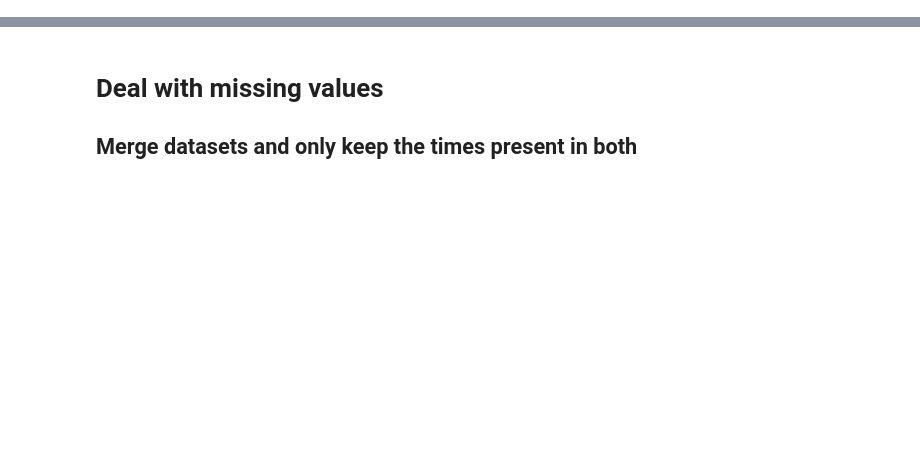
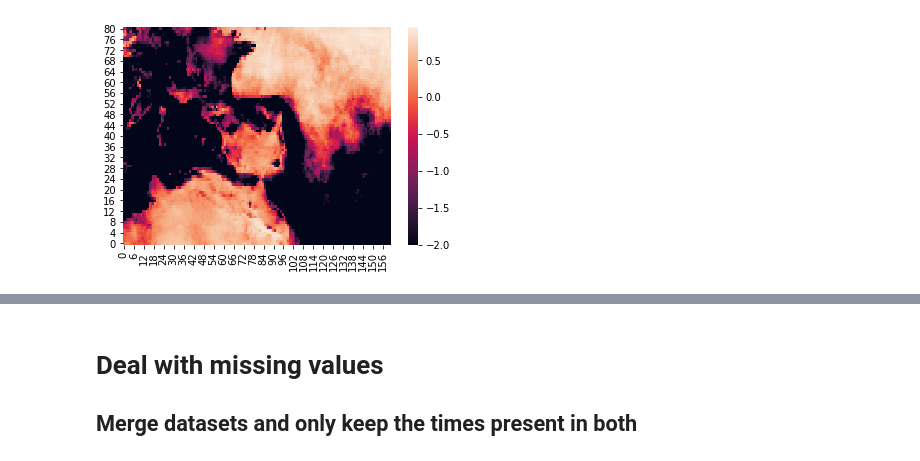
Before and after one commit to hannasv/ms, a Jupyter notebook: sclouds/ml/regression/develop_regression.ipynb, the cells around one changed output, grey strips where cells are left out. Saved outputs shown, nothing was run; the diff lists cells and outputs as text; code cells hidden in the pictures; blank space fills up the shorter version.

```diff
--- a/sclouds/ml/regression/develop_regression.ipynb
+++ b/sclouds/ml/regression/develop_regression.ipynb
@@ -108,0 +288,5 @@ for m in months:
+# %%
+ax = sns.heatmap(result.r2.values[:,:], vmin = -2) # obs this is made based on the old regridded data, the files are not moved
+ax.invert_yaxis()
+# %% [output]
+[figure, added]
```
Also changed, not shown: parts of 99 cells of this notebook, 9 other files.
